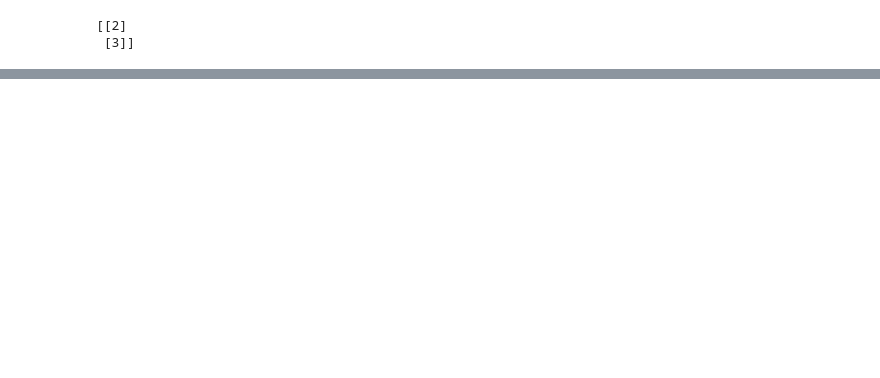
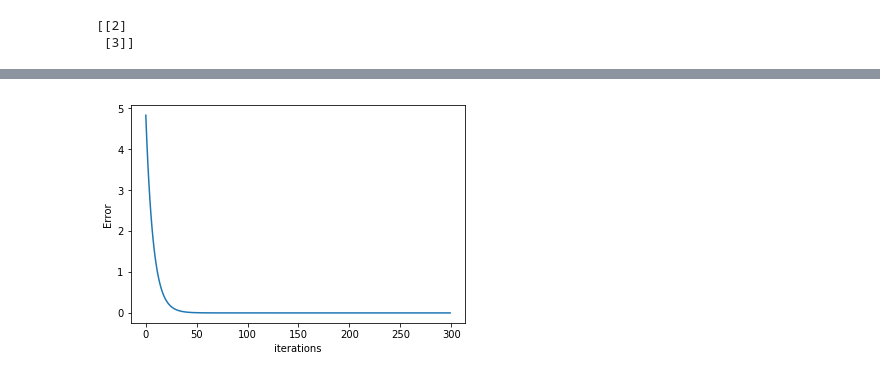
Before and after one commit to irulenot/Linear_Classifier, a Jupyter notebook: linearClassifier.ipynb, the cells around one changed output, grey strips where cells are left out. Drawn from its saved outputs; the diff is of its cells as text; code cells hidden in the pictures; blank space fills up the shorter version.

Commit message:
Gradient Descent workedgit add -A And added a plot to prove it

```diff
--- a/linearClassifier.ipynb
+++ b/linearClassifier.ipynb
@@ -151,0 +144,38 @@ model.train(Xtr, Ytr)
+# %%
+class linear_classifier2:
+
+    theta = [0, 0]
+    alpha = 0.01
+    epoch = 300
+
+    def predict(self, x):
+        return naive_predictor(x, self.theta)
+
+    def train(self, Xtr, Ytr):
+        Ytr = np.matrix(Ytr)
+        Xtr = np.matrix(Xtr)
+        Ytr = Ytr.T
+        self.gradient_des(Xtr, Ytr)
+
+    def cost_fcn(self, Yhat, Ytr):
+        squaredError = (Yhat - Ytr)**2
+        b = 1/(Yhat.size*2);
+        return b * np.sum(squaredError, 0);
+
+    def gradient_des(self, Xtr, Ytr):
+        j2 = np.zeros(self.epoch)
+        i2 = np.zeros(self.epoch)
+        for i in range(0, self.epoch):
+            Yhat = self.predict(Xtr)
+            size = Xtr.shape[1]
+            self.theta = self.theta - (self.alpha * (1/size) * np.matmul((Yhat - Ytr).T, Xtr.T) )
+            j2[i] = self.cost_fcn(Yhat.A1, Ytr.A1) # .A1 turns matrix -> array
+            i2[i] = i
+        plt.xlabel("iterations")
+        plt.ylabel("Error")
+        plt.plot(i2, j2)
+# %%
+model = linear_classifier2()
+model.train(Xtr, Ytr)
+# %% [output]
+[figure, added]
```
Also changed, not shown: parts of 9 cells of this notebook.
